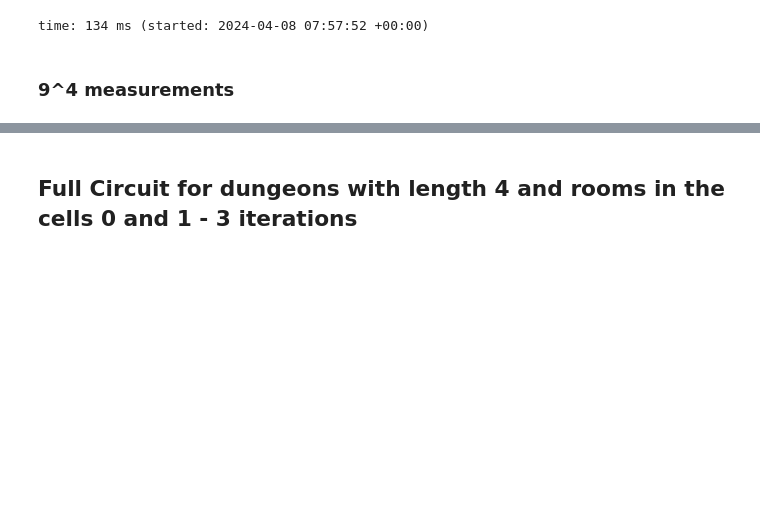
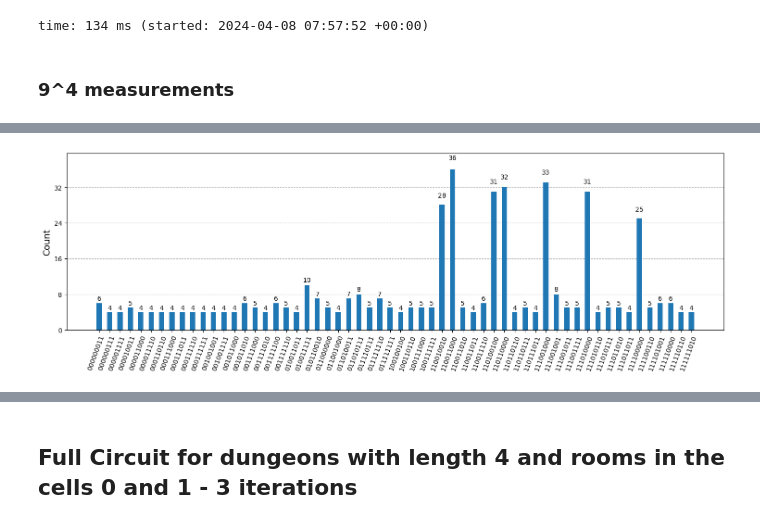
Before and after one commit to EmmanueleVilla/quantum_computing, a Jupyter notebook: Dungeon_Second_Solution.ipynb, the cells around one changed output, grey strips where cells are left out. Cells and saved outputs as stored; diff of their text form; code cells hidden in the pictures; blank space fills up the shorter version.

```diff
--- a/Dungeon_Second_Solution.ipynb
+++ b/Dungeon_Second_Solution.ipynb
@@ -237,7 +245,7 @@ qc.barrier(label="Oracle preparation")
 qc.x(oracle)
 qc.h(oracle)
 
-num_iterations = 4
+num_iterations = 1
 
 for i in range(num_iterations):
 
@@ -328,7 +339,7 @@ time: 134 ms (started: 2024-04-08 07:57:52 +00:00)
 # %% [markdown]
 ### 9^4 measurements
 # %%
-job = quantum_simulator.run(transpiled, shots=9**4)
+job = quantum_simulator.run(transpiled, shots=9**3)
 result = job.result()
 counts = result.get_counts()
 # %% [output]
@@ -340,0 +348,5 @@ time: 1.02 s (started: 2024-04-08 08:13:00 +00:00)
+# %%
+counts = {k: v for k, v in counts.items() if v >= 4}
+plot_histogram(counts, figsize=(15, 5))
+# %% [output]
+[figure, added]
```
Also changed, not shown: parts of 21 cells of this notebook.
